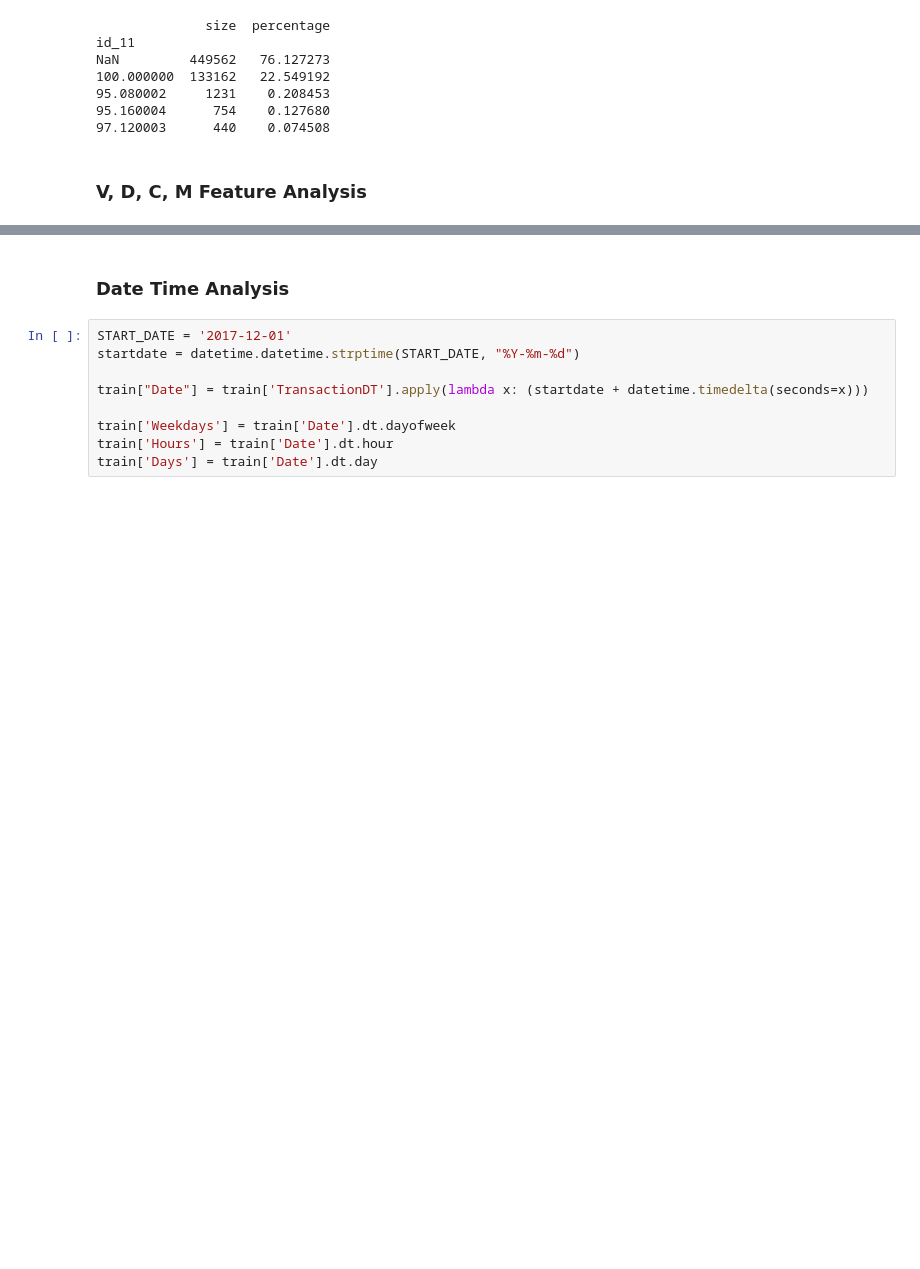
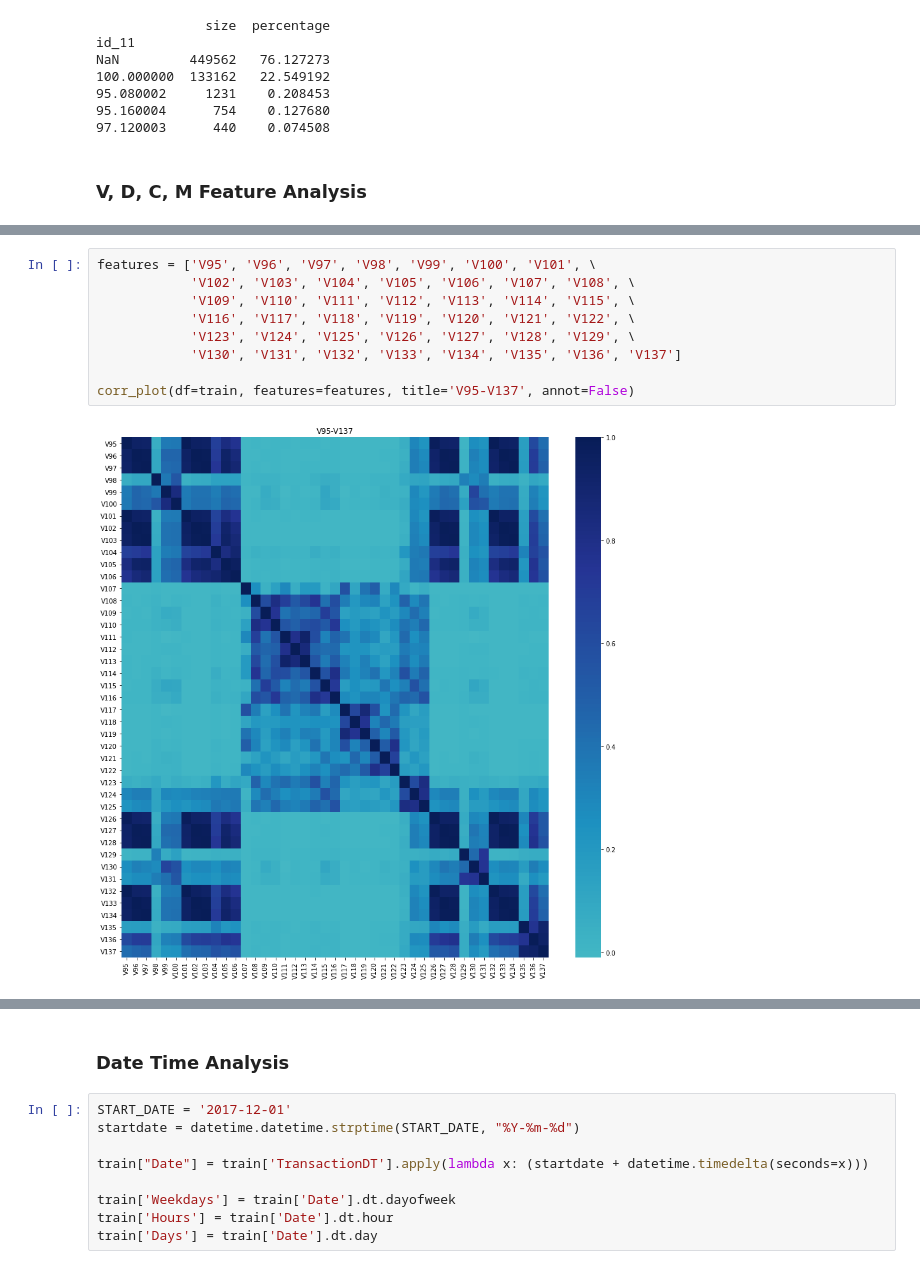
Before and after one commit to JoshSpangler96/IEEE-CIS-Fraud-Detection, a Jupyter notebook: IEEE_Fraud_Detection_EDA.ipynb, the cells around one changed output, grey strips where cells are left out. Saved outputs shown, nothing was run; the diff lists cells and outputs as text; blank space fills up the shorter version.

```diff
--- a/IEEE_Fraud_Detection_EDA.ipynb
+++ b/IEEE_Fraud_Detection_EDA.ipynb
@@ -780,0 +895,11 @@ From the Nan analysis we can see that all of these features have the same amount
+# %%
+features = ['V95', 'V96', 'V97', 'V98', 'V99', 'V100', 'V101', \
+            'V102', 'V103', 'V104', 'V105', 'V106', 'V107', 'V108', \
+            'V109', 'V110', 'V111', 'V112', 'V113', 'V114', 'V115', \
+            'V116', 'V117', 'V118', 'V119', 'V120', 'V121', 'V122', \
+            'V123', 'V124', 'V125', 'V126', 'V127', 'V128', 'V129', \
+            'V130', 'V131', 'V132', 'V133', 'V134', 'V135', 'V136', 'V137']
+
+corr_plot(df=train, features=features, title='V95-V137', annot=False)
+# %% [output]
+[figure, added]
```
Also changed, not shown: parts of 80 cells of this notebook.
